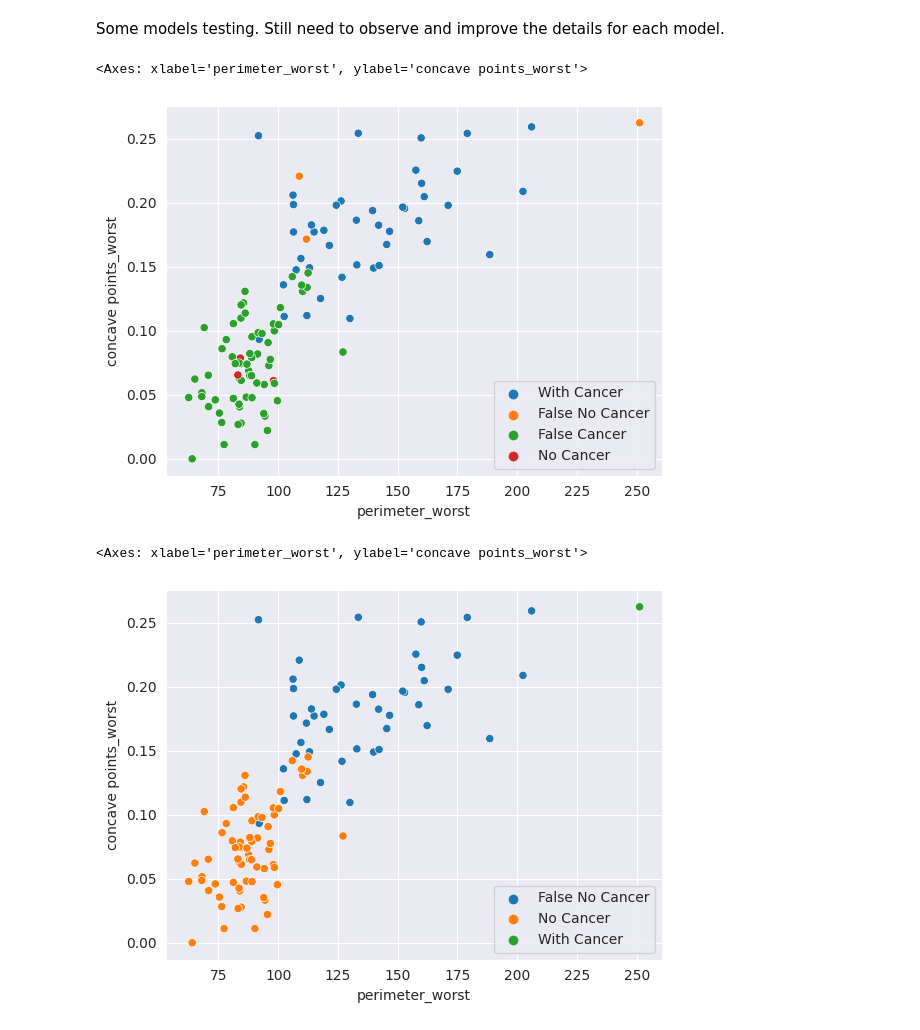
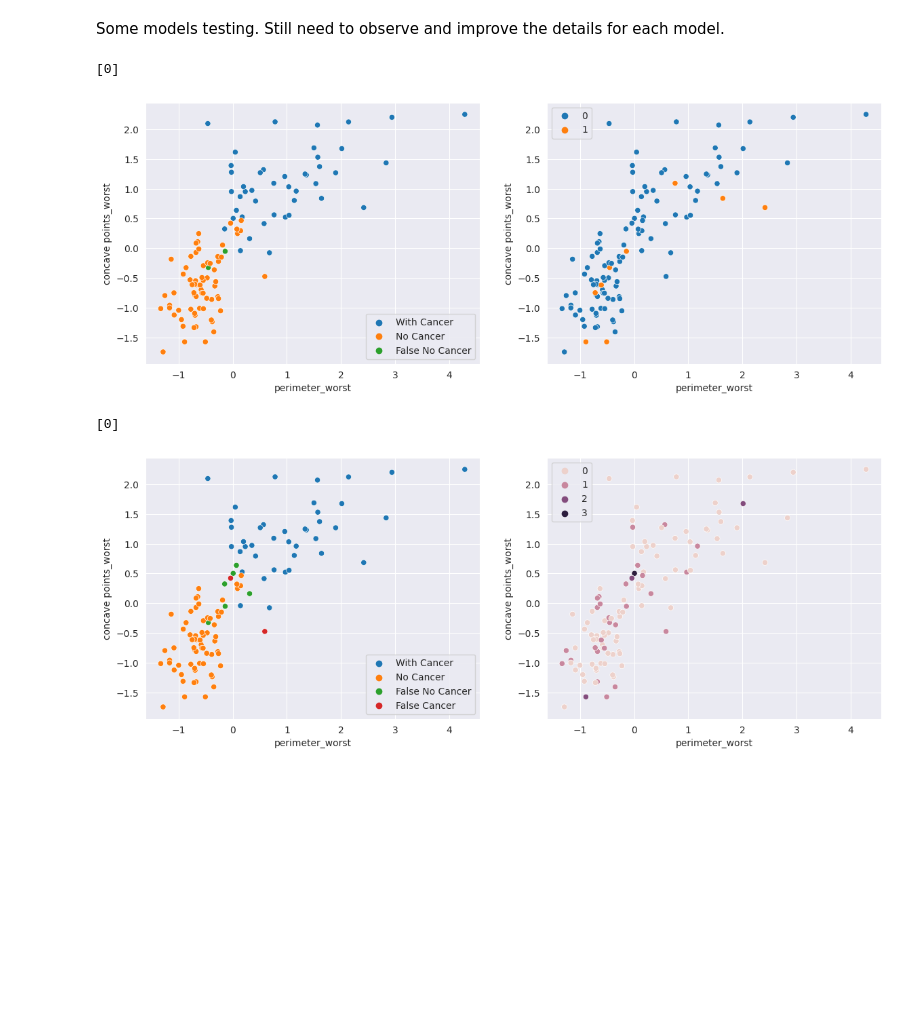
Before and after one commit to matiasfreitas/IA_Project_2, a Jupyter notebook: main.ipynb, the cells around one changed output. Drawn from its saved outputs; the diff is of its cells as text; code cells hidden in the pictures; blank space fills up the shorter version.

Commit message:
normalized, drop id column and created visualization for see critical missclassified values.

```diff
--- a/main.ipynb
+++ b/main.ipynb
@@ -153,0 +156,3 @@ file
+# %%
+file = file.drop("id", axis=1)
+file
@@ -185,30 +210,44 @@ Some models testing. Still need to observe and improve the details for each mode
 # %%
 from sklearn.linear_model import LogisticRegression
 
 kf = KFold(n_splits=5, shuffle = True, random_state = 42)
 model = LogisticRegression(solver='liblinear', random_state=42)
 
 X_file, Y_file = file.drop("diagnosis", axis=1), file["diagnosis"]
 
+y_nCounts = [0]
+
 for train_index, test_index in kf.split(file):
+
+    if len(y_nCounts) != len(test_index) and len(y_nCounts) != len(test_index)+1:
+        print(y_nCounts)
+        y_nCounts = [0]*len(test_index)
 
     x_train, y_train = X_file.iloc[ train_index], Y_file.iloc[ train_index]
     trained_model = model.fit(x_train, y_train)
 
     x_test, y_test = X_file.iloc[test_index], Y_file.iloc[test_index]
     y_prediction = trained_model.predict(x_test)
 
+    y_nCounts = [count if y_pred == y_real
+                 else count+1
+                 for y_pred, y_real, count in zip(y_prediction, y_test, y_nCounts) ]
+
 
     y_corrects = ["With Cancer" if y_pred == y_real and y_pred == 1
                   else "No Cancer" if y_pred == y_real and y_pred == 0
-                  else "False No Cancer" if y_pred == 0
-                  else "False Cancer"
+                else "False No Cancer" if y_pred == 0
+                else "False Cancer"
                   for y_pred, y_real in zip(y_prediction, y_test) ]
 
-sns.scatterplot(x = x_test['perimeter_worst'], y = x_test['concave points_worst'], hue = y_corrects)
+fig, axs = plt.subplots(ncols=2,nrows=1,figsize=(14,5))
+
+plot1 = sns.scatterplot(ax= axs[0], x = x_test['perimeter_worst'], y = x_test['concave points_worst'], hue = y_corrects)
+
+plot2 = sns.scatterplot(ax= axs[1], x = x_test['perimeter_worst'], y = x_test['concave points_worst'], hue = y_nCounts)
 # %% [output]
-<Axes: xlabel='perimeter_worst', ylabel='concave points_worst'>
+[0]
-[figure, old version]
+[figure, new version]
 # %%
 from sklearn.naive_bayes import GaussianNB
 
@@ -217,7 +256,13 @@ model = GaussianNB()
 
 X_file, Y_file = file.drop("diagnosis", axis=1), file["diagnosis"]
 
+y_nCounts = [0]
+
 for train_index, test_index in kf.split(file):
+
+    if len(y_nCounts) != len(test_index) and len(y_nCounts) != len(test_index)+1:
+        print(y_nCounts)
+        y_nCounts = [0]*len(test_index)
 
     x_train, y_train = X_file.iloc[ train_index], Y_file.iloc[ train_index]
     trained_model = model.fit(x_train, y_train)
@@ -225,16 +270,25 @@ for train_index, test_index in kf.split(file):
     x_test, y_test = X_file.iloc[test_index], Y_file.iloc[test_index]
     y_prediction = trained_model.predict(x_test)
 
+    y_nCounts = [count if y_pred == y_real
+                 else count+1
+                 for y_pred, y_real, count in zip(y_prediction, y_test, y_nCounts) ]
+
+
     y_corrects = ["With Cancer" if y_pred == y_real and y_pred == 1
                   else "No Cancer" if y_pred == y_real and y_pred == 0
-                  else "False No Cancer" if y_pred == 0
-                  else "False Cancer"
+    else "False No Cancer" if y_pred == 0
+    else "False Cancer"
                   for y_pred, y_real in zip(y_prediction, y_test) ]
 
-sns.scatterplot(x = x_test['perimeter_worst'], y = x_test['concave points_worst'], hue = y_corrects)
+fig, axs = plt.subplots(ncols=2,nrows=1,figsize=(14,5))
+
+plot1 = sns.scatterplot(ax= axs[0], x = x_test['perimeter_worst'], y = x_test['concave points_worst'], hue = y_corrects)
+
+plot2 = sns.scatterplot(ax= axs[1], x = x_test['perimeter_worst'], y = x_test['concave points_worst'], hue = y_nCounts)
 # %% [output]
-<Axes: xlabel='perimeter_worst', ylabel='concave points_worst'>
+[0]
-[figure, old version]
+[figure, new version]
 # %%
 from sklearn.linear_model import SGDClassifier
 
```
Also changed, not shown: parts of 11 cells of this notebook.
